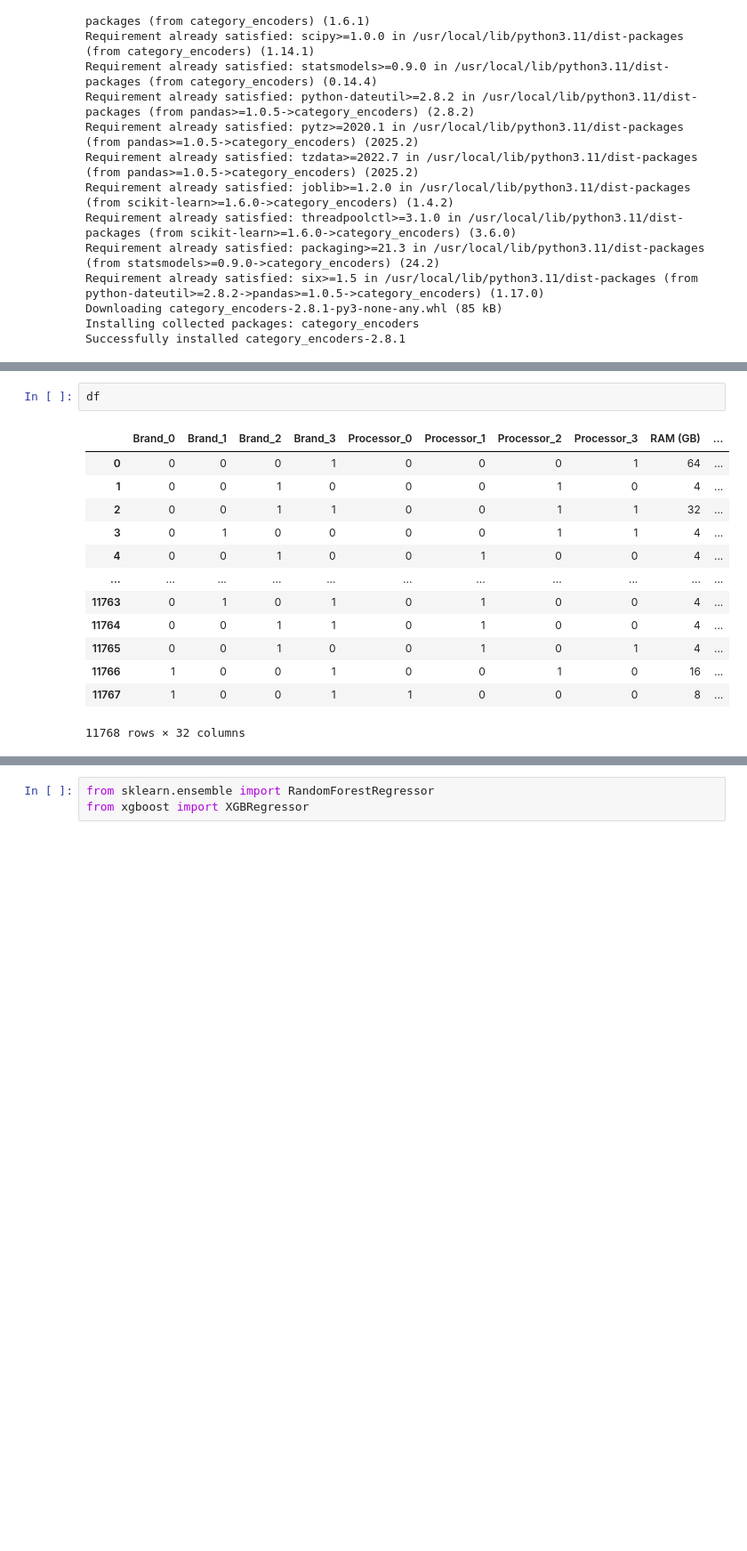
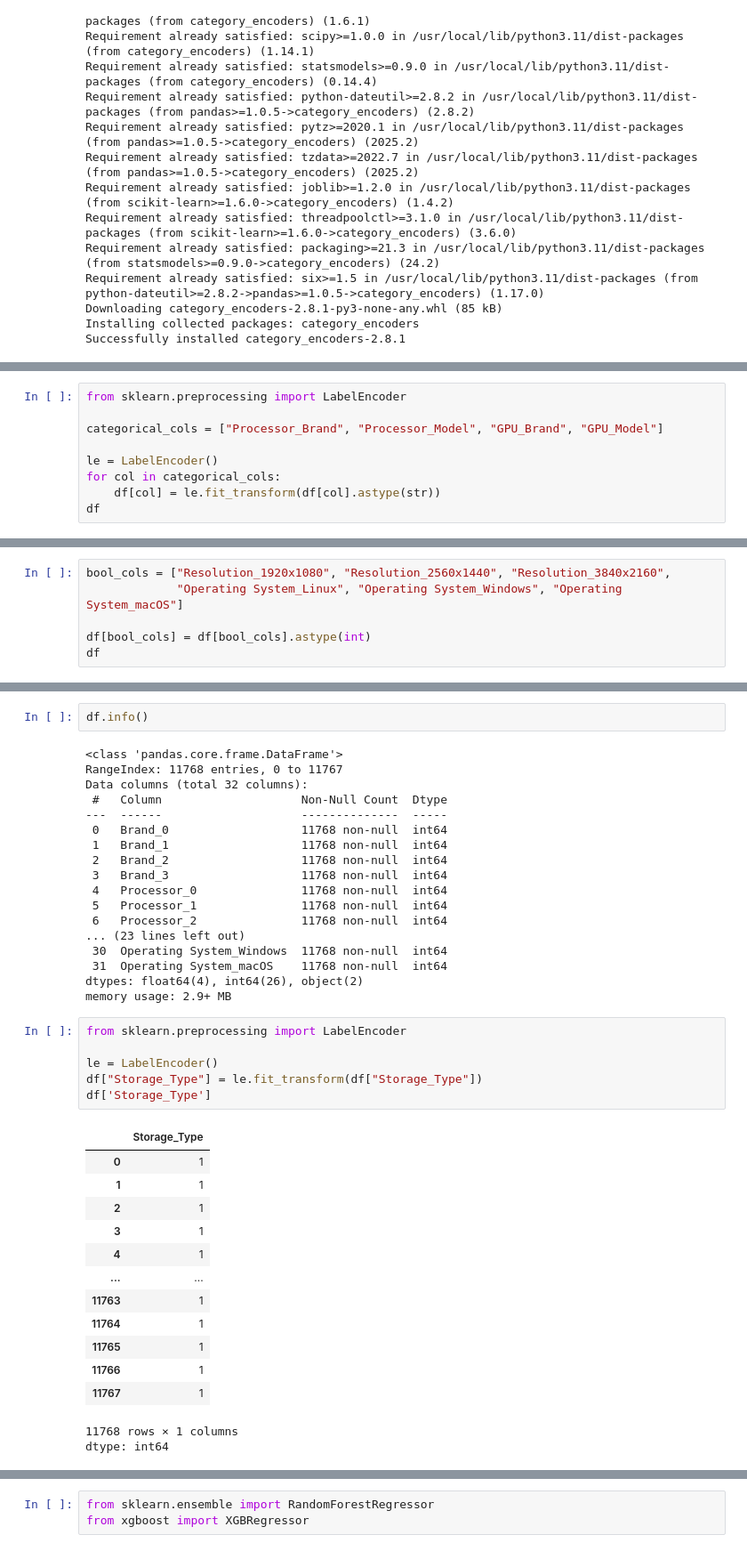
Before and after one commit to Farazmghm/price-of-laptops, a Jupyter notebook: laptop.ipynb, the cells around one changed output, grey strips where cells are left out. Shown: that part at 89% size. Drawn from its saved outputs; the diff is of its cells as text; blank space fills up the shorter version.

```diff
--- a/laptop.ipynb
+++ b/laptop.ipynb
@@ -440,3 +440,12 @@ df = pd.get_dummies(df, columns=low_cardinality_features, drop_first=True)
 high_cardinality_features = ['Brand', 'Processor', 'Storage', 'GPU']
 binary_encoder = BinaryEncoder(cols=high_cardinality_features)
 df = binary_encoder.fit_transform(df)
+# %%
+from sklearn.preprocessing import LabelEncoder
+
+categorical_cols = ["Processor_Brand", "Processor_Model", "GPU_Brand", "GPU_Model"]
+
+le = LabelEncoder()
+for col in categorical_cols:
+    df[col] = le.fit_transform(df[col].astype(str))
+df
@@ -442,0 +466,6 @@ df = binary_encoder.fit_transform(df)
+# %%
+bool_cols = ["Resolution_1920x1080", "Resolution_2560x1440", "Resolution_3840x2160",
+             "Operating System_Linux", "Operating System_Windows", "Operating System_macOS"]
+
+df[bool_cols] = df[bool_cols].astype(int)
+df
@@ -443,16 +486,41 @@ df = binary_encoder.fit_transform(df)
 # %%
-df
+df.info()
 # %% [output]
-|  | Brand_0 | Brand_1 | Brand_2 | Brand_3 | Processor_0 | Processor_1 | Processor_2 | Processor_3 | RAM (GB) | ... |
-| 0 | 0 | 0 | 0 | 1 | 0 | 0 | 0 | 1 | 64 | ... |
-| 1 | 0 | 0 | 1 | 0 | 0 | 0 | 1 | 0 | 4 | ... |
-| 2 | 0 | 0 | 1 | 1 | 0 | 0 | 1 | 1 | 32 | ... |
-| 3 | 0 | 1 | 0 | 0 | 0 | 0 | 1 | 1 | 4 | ... |
-| 4 | 0 | 0 | 1 | 0 | 0 | 1 | 0 | 0 | 4 | ... |
-| ... | ... | ... | ... | ... | ... | ... | ... | ... | ... | ... |
-| 11763 | 0 | 1 | 0 | 1 | 0 | 1 | 0 | 0 | 4 | ... |
-| 11764 | 0 | 0 | 1 | 1 | 0 | 1 | 0 | 0 | 4 | ... |
-| 11765 | 0 | 0 | 1 | 0 | 0 | 1 | 0 | 1 | 4 | ... |
-| 11766 | 1 | 0 | 0 | 1 | 0 | 0 | 1 | 0 | 16 | ... |
-| 11767 | 1 | 0 | 0 | 1 | 1 | 0 | 0 | 0 | 8 | ... |
-11768 rows × 32 columns
+<class 'pandas.core.frame.DataFrame'>
+RangeIndex: 11768 entries, 0 to 11767
+Data columns (total 32 columns):
+ #   Column                    Non-Null Count  Dtype
+---  ------                    --------------  -----
+ 0   Brand_0                   11768 non-null  int64
+ 1   Brand_1                   11768 non-null  int64
+ 2   Brand_2                   11768 non-null  int64
+ 3   Brand_3                   11768 non-null  int64
+ 4   Processor_0               11768 non-null  int64
+ 5   Processor_1               11768 non-null  int64
+ 6   Processor_2               11768 non-null  int64
+... (23 lines left out)
+ 30  Operating System_Windows  11768 non-null  int64
+ 31  Operating System_macOS    11768 non-null  int64
+dtypes: float64(4), int64(26), object(2)
+memory usage: 2.9+ MB
+# %%
+from sklearn.preprocessing import LabelEncoder
+
+le = LabelEncoder()
+df["Storage_Type"] = le.fit_transform(df["Storage_Type"])
+df['Storage_Type']
+# %% [output]
+|  | Storage_Type |
+| 0 | 1 |
+| 1 | 1 |
+| 2 | 1 |
+| 3 | 1 |
+| 4 | 1 |
+| ... | ... |
+| 11763 | 1 |
+| 11764 | 1 |
+| 11765 | 1 |
+| 11766 | 1 |
+| 11767 | 1 |
+11768 rows × 1 columns
+dtype: int64
```
Also changed, not shown: parts of 4 cells of this notebook.
